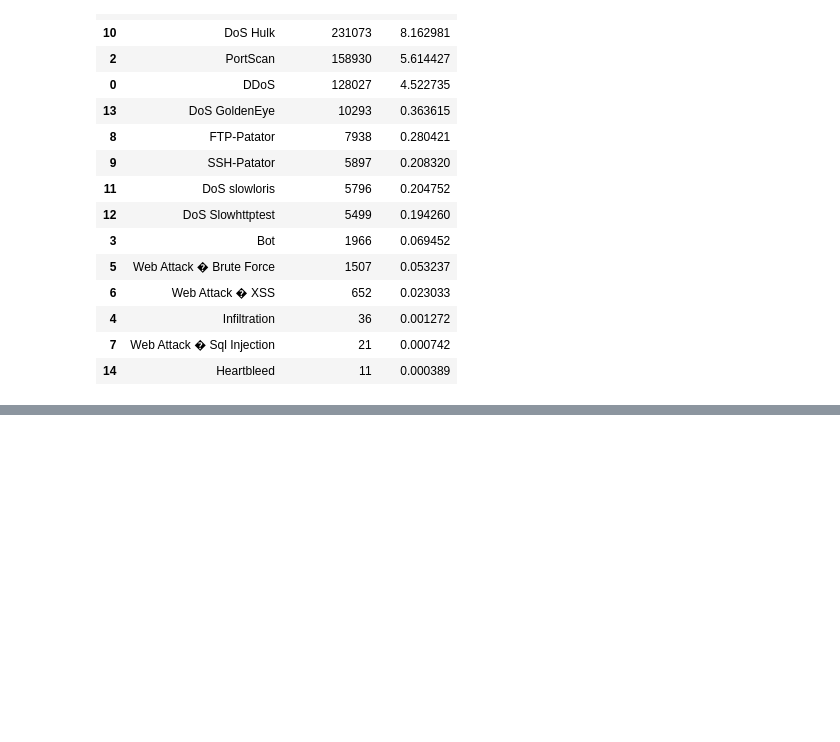
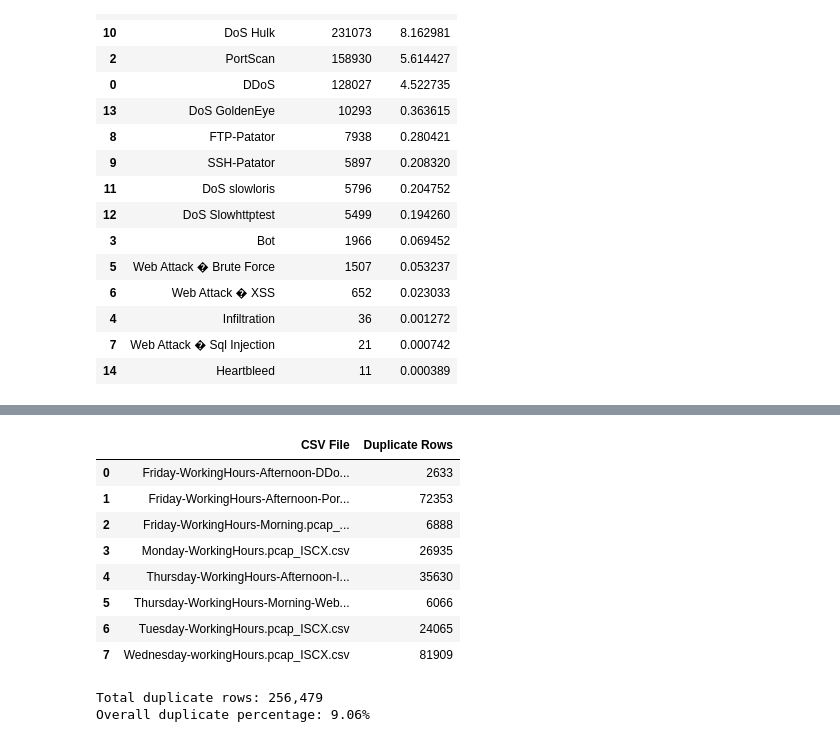
Before and after one commit to Nishanth-21-prog/DeepShield, a Jupyter notebook: notebooks/01_dataset_exploration.ipynb, the cells around one changed output, grey strips where cells are left out. Cells and saved outputs as stored; diff of their text form; code cells hidden in the pictures; blank space fills up the shorter version.

```diff
--- a/notebooks/01_dataset_exploration.ipynb
+++ b/notebooks/01_dataset_exploration.ipynb
@@ -162,0 +555,25 @@ display(label_df)
+# %%
+duplicate_df = pd.DataFrame(
+    duplicate_counts.items(),
+    columns=["CSV File", "Duplicate Rows"]
+)
+
+display(duplicate_df)
+
+print("Total duplicate rows:", f"{total_duplicate_rows:,}")
+print(
+    "Overall duplicate percentage:",
+    f"{total_duplicate_rows / total_rows_checked * 100:.2f}%"
+)
+# %% [output]
+|  | CSV File | Duplicate Rows |
+| 0 | Friday-WorkingHours-Afternoon-DDo... | 2633 |
+| 1 | Friday-WorkingHours-Afternoon-Por... | 72353 |
+| 2 | Friday-WorkingHours-Morning.pcap_... | 6888 |
+| 3 | Monday-WorkingHours.pcap_ISCX.csv | 26935 |
+| 4 | Thursday-WorkingHours-Afternoon-I... | 35630 |
+| 5 | Thursday-WorkingHours-Morning-Web... | 6066 |
+| 6 | Tuesday-WorkingHours.pcap_ISCX.csv | 24065 |
+| 7 | Wednesday-workingHours.pcap_ISCX.csv | 81909 |
+Total duplicate rows: 256,479
+Overall duplicate percentage: 9.06%
```
Also changed, not shown: parts of 11 cells of this notebook.
